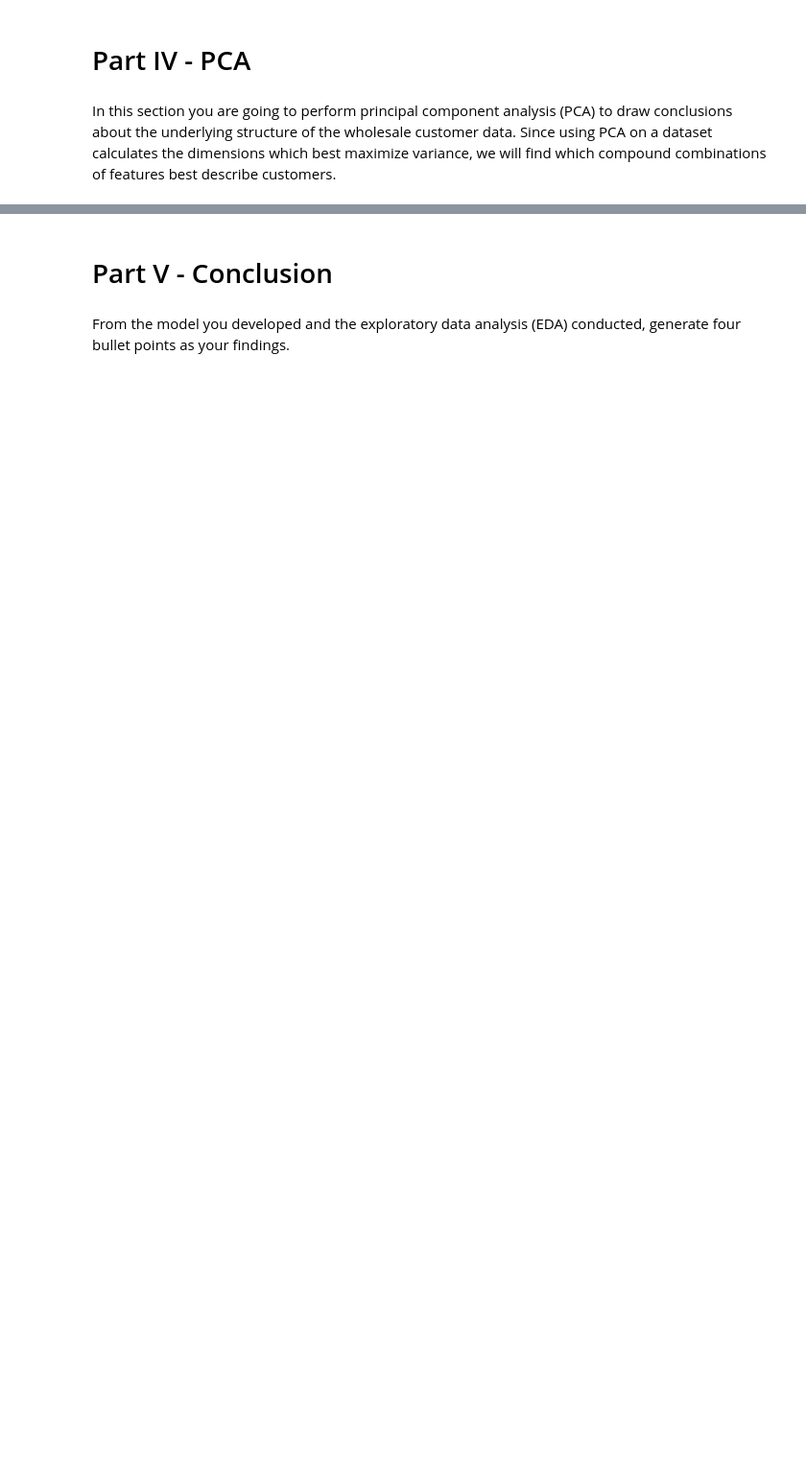
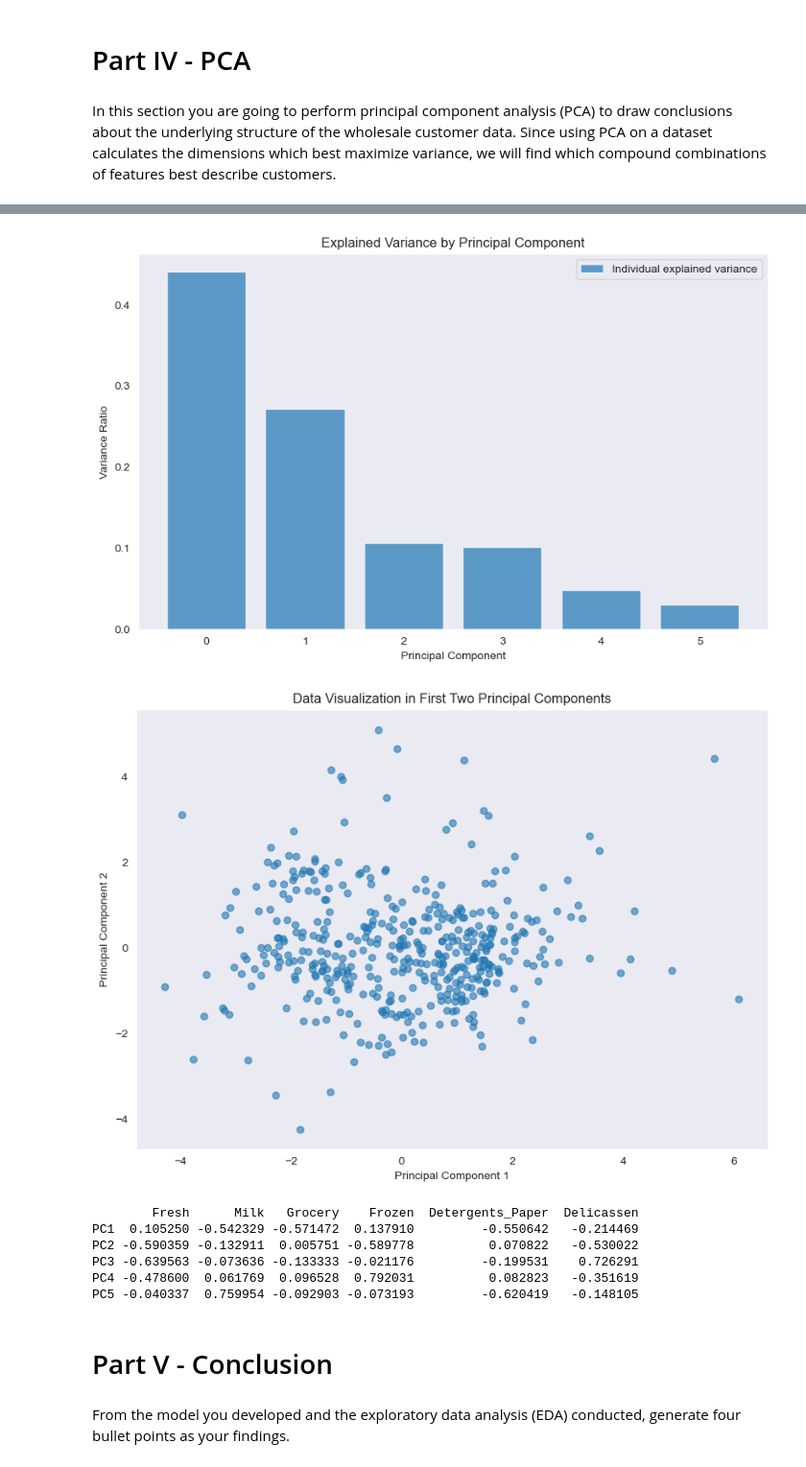
Before and after one commit to TRAP33ZOID/Unsupervised-Learning-Wholesale-Analysis, a Jupyter notebook: Unsupervised Learning.ipynb, the cells around one changed output, grey strips where cells are left out. Shown at 96% size. Drawn from its saved outputs; the diff is of its cells as text; code cells hidden in the pictures; blank space fills up the shorter version.

```diff
--- a/Unsupervised Learning.ipynb
+++ b/Unsupervised Learning.ipynb
@@ -204,3 +321,25 @@ In this section you are going to perform principal component analysis (PCA) to d
+# %%
+
+
+pca = PCA()
+principal_components = pca.fit_transform(scaled_data)
+plt.figure(figsize=(10, 6))
+plt.bar(range(len(pca.explained_variance_ratio_)), pca.explained_variance_ratio_, alpha=0.7, label='Individual explained variance')
+
+plt.xlabel('Principal Component')
+plt.ylabel('Variance Ratio')
+plt.title('Explained Variance by Principal Component')
+plt.legend()
+plt.show()
+# %% [output]
+[figure, added]
+[figure, added]
+        Fresh      Milk   Grocery    Frozen  Detergents_Paper  Delicassen
+PC1  0.105250 -0.542329 -0.571472  0.137910         -0.550642   -0.214469
+PC2 -0.590359 -0.132911  0.005751 -0.589778          0.070822   -0.530022
+PC3 -0.639563 -0.073636 -0.133333 -0.021176         -0.199531    0.726291
+PC4 -0.478600  0.061769  0.096528  0.792031          0.082823   -0.351619
+PC5 -0.040337  0.759954 -0.092903 -0.073193         -0.620419   -0.148105
 # %% [markdown]
 # Part V - Conclusion
 # %% [markdown]
```
Also changed, not shown: parts of 10 cells of this notebook.
